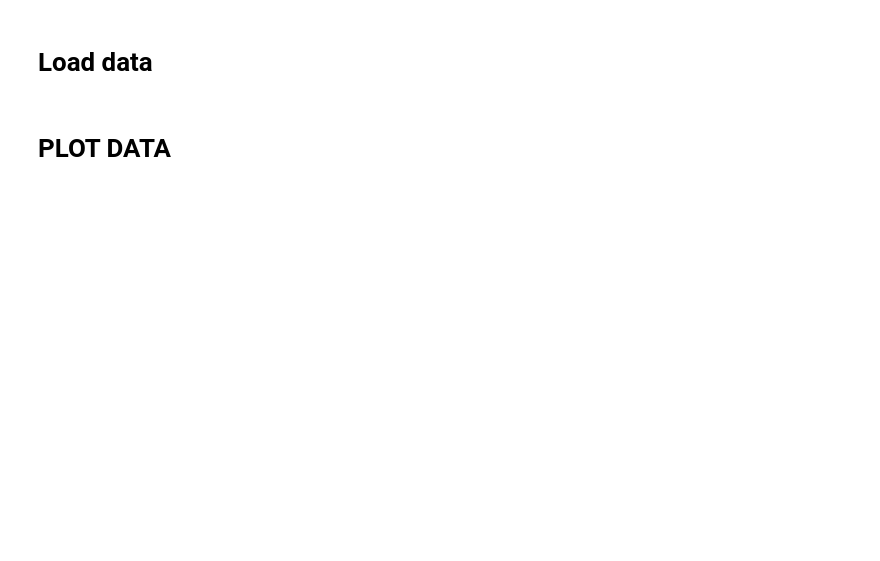
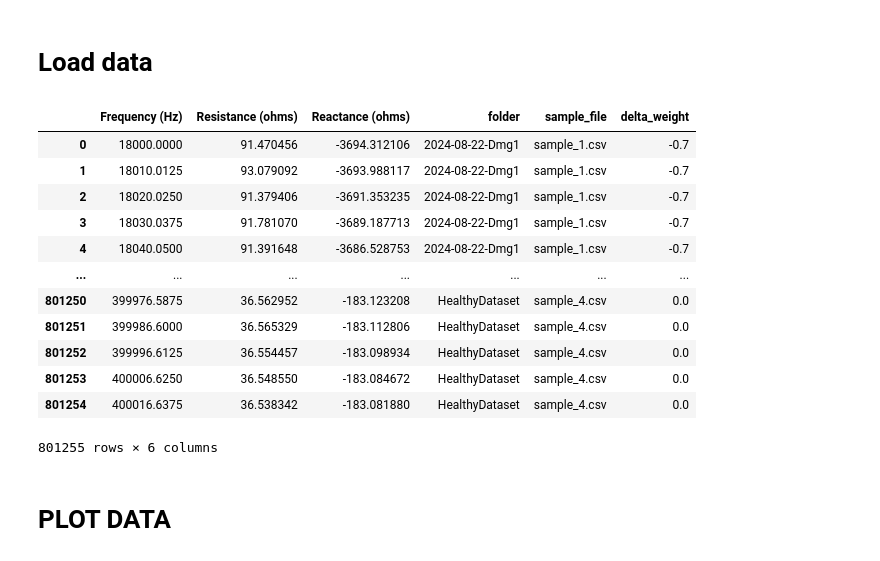
Before and after one commit to MKD-software/EMI-DMG-Analysis, a Jupyter notebook: Damage-analysis.ipynb, the cells around one changed output. Saved outputs shown, nothing was run; the diff lists cells and outputs as text; code cells hidden in the pictures; blank space fills up the shorter version.

```diff
--- a/Damage-analysis.ipynb
+++ b/Damage-analysis.ipynb
@@ -132,6 +132,22 @@ def get_sample_data(folder_name, sample_file):
         df['delta_weight'] = df['delta_weight'].iloc[0]
 
     return df
+# %%
+combined_data
+# %% [output]
+|  | Frequency (Hz) | Resistance (ohms) | Reactance (ohms) | folder | sample_file | delta_weight |
+| 0 | 18000.0000 | 91.470456 | -3694.312106 | 2024-08-22-Dmg1 | sample_1.csv | -0.7 |
+| 1 | 18010.0125 | 93.079092 | -3693.988117 | 2024-08-22-Dmg1 | sample_1.csv | -0.7 |
+| 2 | 18020.0250 | 91.379406 | -3691.353235 | 2024-08-22-Dmg1 | sample_1.csv | -0.7 |
+| 3 | 18030.0375 | 91.781070 | -3689.187713 | 2024-08-22-Dmg1 | sample_1.csv | -0.7 |
+| 4 | 18040.0500 | 91.391648 | -3686.528753 | 2024-08-22-Dmg1 | sample_1.csv | -0.7 |
+| ... | ... | ... | ... | ... | ... | ... |
+| 801250 | 399976.5875 | 36.562952 | -183.123208 | HealthyDataset | sample_4.csv | 0.0 |
+| 801251 | 399986.6000 | 36.565329 | -183.112806 | HealthyDataset | sample_4.csv | 0.0 |
+| 801252 | 399996.6125 | 36.554457 | -183.098934 | HealthyDataset | sample_4.csv | 0.0 |
+| 801253 | 400006.6250 | 36.548550 | -183.084672 | HealthyDataset | sample_4.csv | 0.0 |
+| 801254 | 400016.6375 | 36.538342 | -183.081880 | HealthyDataset | sample_4.csv | 0.0 |
+801255 rows × 6 columns
 # %% [markdown]
 # PLOT DATA
 # %%
```
Also changed, not shown: parts of 8 cells of this notebook, 1 other file.
